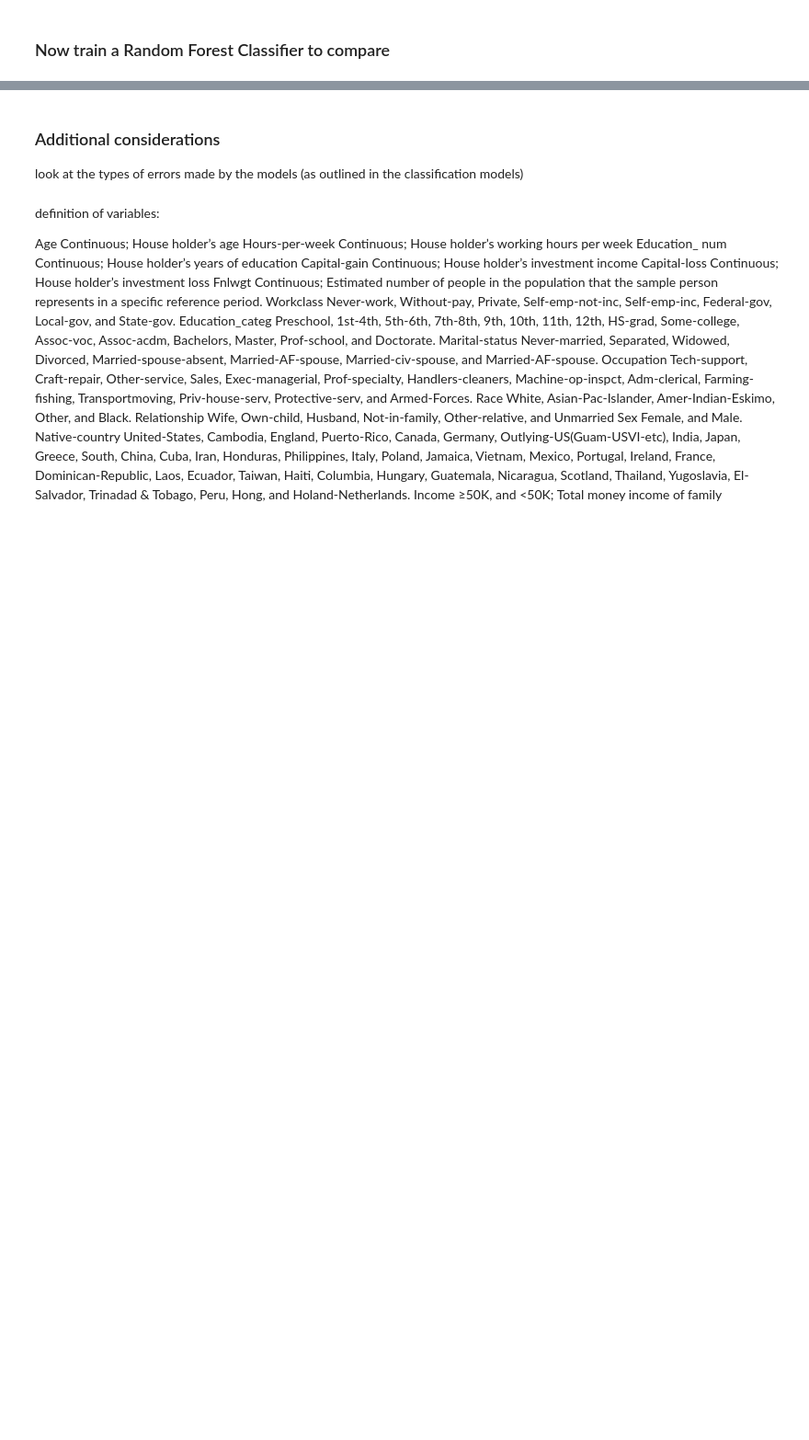
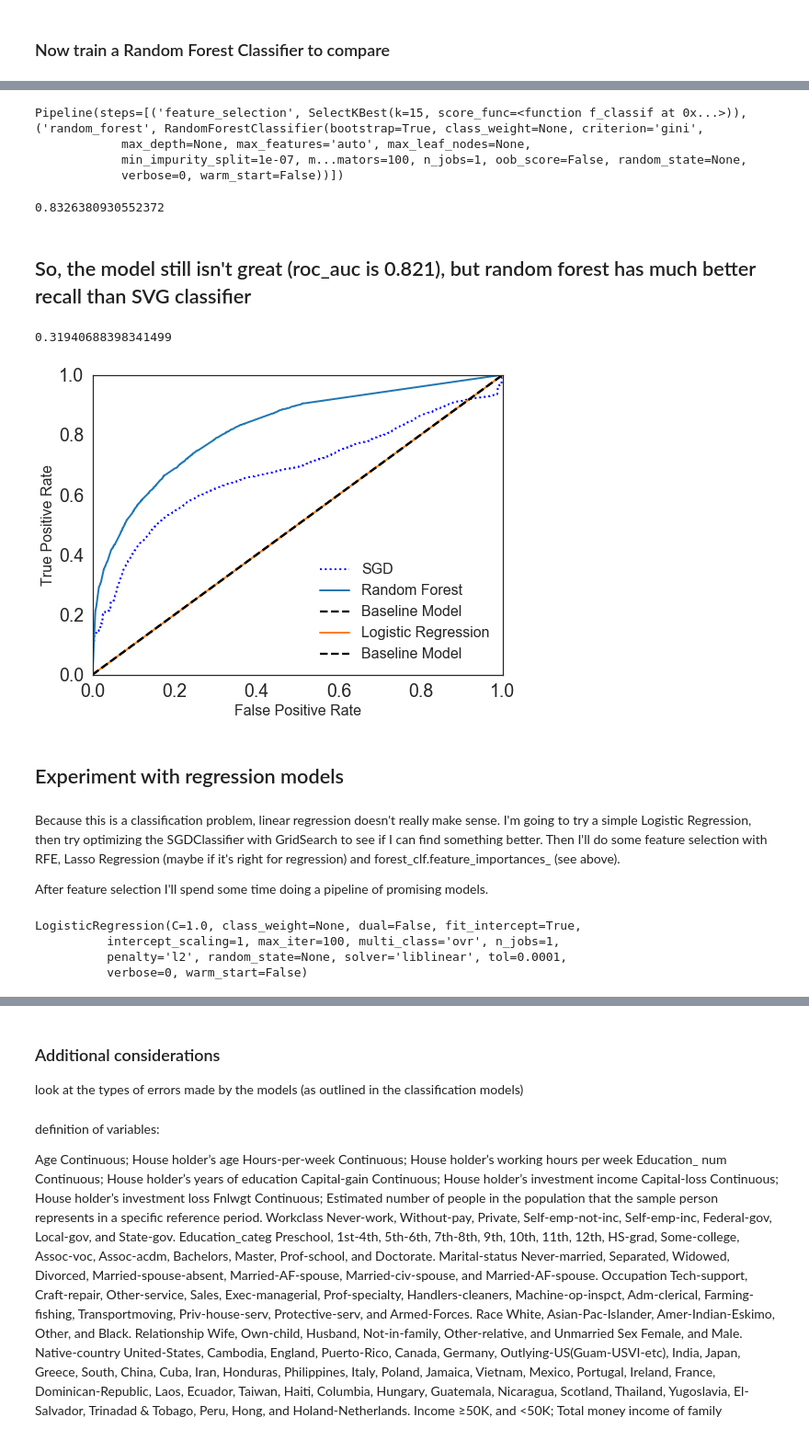
Before and after one commit to katherinechandler/Census_Kaggle, a Jupyter notebook: Census_Kaggle_Exploration.ipynb, the cells around one changed output, grey strips where cells are left out. Shown at 92% size. Cells and saved outputs as stored; diff of their text form; code cells hidden in the pictures; blank space fills up the shorter version.

```diff
--- a/Census_Kaggle_Exploration.ipynb
+++ b/Census_Kaggle_Exploration.ipynb
@@ -416,0 +480,16 @@ plt.show()
+# %%
+# combine pipeline and gridsearch
+
+import sklearn.grid_search
+
+
+parameters = dict(feature_selection__k=[5, 15],
+              random_forest__n_estimators=[50, 100, 200],
+              random_forest__min_samples_split=[2, 3, 4, 5, 10])
+
+cv = sklearn.grid_search.GridSearchCV(pipeline, param_grid=parameters)
+
+cv.fit(X_train, y_train)
+y_predictions = cv.predict(X_test)
+report = sklearn.metrics.classification_report( y_test, y_predictions )
+print(report)
@@ -416,0 +509,41 @@ plt.show()
+# %%
+cv.best_estimator_
+# %% [output]
+Pipeline(steps=[('feature_selection', SelectKBest(k=15, score_func=<function f_classif at 0x...>)), ('random_forest', RandomForestClassifier(bootstrap=True, class_weight=None, criterion='gini',
+            max_depth=None, max_features='auto', max_leaf_nodes=None,
+            min_impurity_split=1e-07, m...mators=100, n_jobs=1, oob_score=False, random_state=None,
+            verbose=0, warm_start=False))])
+# %%
+cv.best_score_
+# %% [output]
+0.8326380930552372
+# %% [markdown]
+## So, the model still isn't great (roc_auc is 0.821), but random forest has much better recall than SVG classifier
+# %%
+from sklearn.linear_model import LogisticRegression
+lr_clf = LogisticRegression(random_state=42)
+y_probas_lr = cross_val_predict(lr_clf, X_train, y_train, cv=3,
+                                    method="predict_proba")
+# %%
+r2_score(y_train, y_probas_lr[:, 1])
+# %% [output]
+0.31940688398341499
+# %%
+y_scores_lr = y_probas_lr[:, 1] # score = proba of positive class
+fpr_lr, tpr_lr, thresholds_lr = roc_curve(y_train,y_scores_lr)
+
+plt.figure(figsize=(8, 6))
+plt.plot(fpr, tpr, "b:", linewidth=2, label="SGD")
+plot_roc_curve(fpr_forest, tpr_forest, "Random Forest")
+plot_roc_curve(fpr_lr, fpr_lr, "Logistic Regression")
+
+plt.legend(loc="lower right", fontsize=16)
+plt.show()
+# %% [output]
+[figure, added]
+# %% [markdown]
+## Experiment with regression models
+# %% [markdown]
+Because this is a classification problem, linear regression doesn't really make sense. I'm going to try a simple Logistic Regression, then try optimizing the SGDClassifier with GridSearch to see if I can find something better. Then I'll do some feature selection with RFE, Lasso Regression (maybe if it's right for regression) and forest_clf.feature_importances_ (see above).
+
+After feature selection I'll spend some time doing a pipeline of promising models.
@@ -416,0 +552,9 @@ plt.show()
+# %%
+# create a base classifier used to evaluate a subset of attributes
+log_reg = LogisticRegression()
+log_reg.fit(X_train,y_train)
+# %% [output]
+LogisticRegression(C=1.0, class_weight=None, dual=False, fit_intercept=True,
+          intercept_scaling=1, max_iter=100, multi_class='ovr', n_jobs=1,
+          penalty='l2', random_state=None, solver='liblinear', tol=0.0001,
+          verbose=0, warm_start=False)
```
Also changed, not shown: parts of 84 cells of this notebook, 2 other files.
